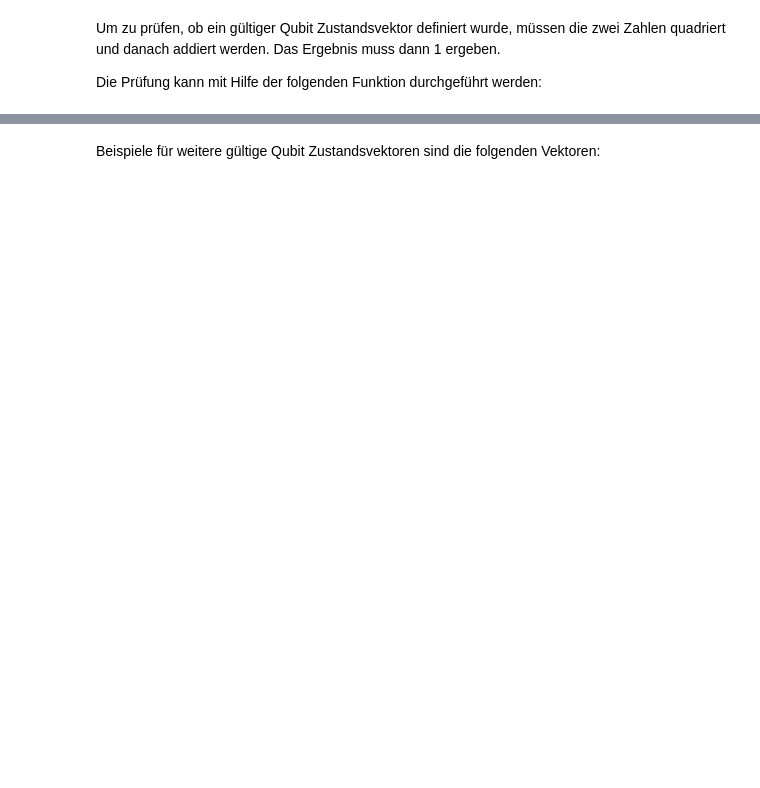
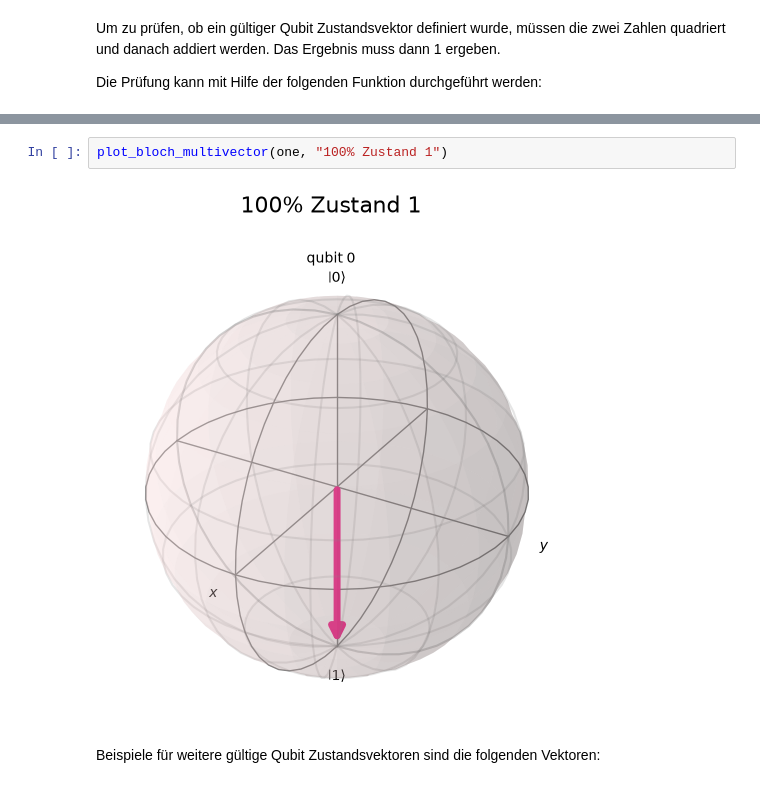
Before and after one commit to MelB18/EasyQuanten, a Jupyter notebook: ErsteSchritte.ipynb, the cells around one changed output, grey strips where cells are left out. Saved outputs shown, nothing was run; the diff lists cells and outputs as text; blank space fills up the shorter version.

```diff
--- a/ErsteSchritte.ipynb
+++ b/ErsteSchritte.ipynb
@@ -119,3 +156,7 @@ display(one.is_valid())
+# %%
+plot_bloch_multivector(one, "100% Zustand 1")
+# %% [output]
+[figure, added]
 # %% [markdown]
 Beispiele für weitere gültige Qubit Zustandsvektoren sind die folgenden Vektoren:
 # %%
```
Also changed, not shown: parts of 13 cells of this notebook.
